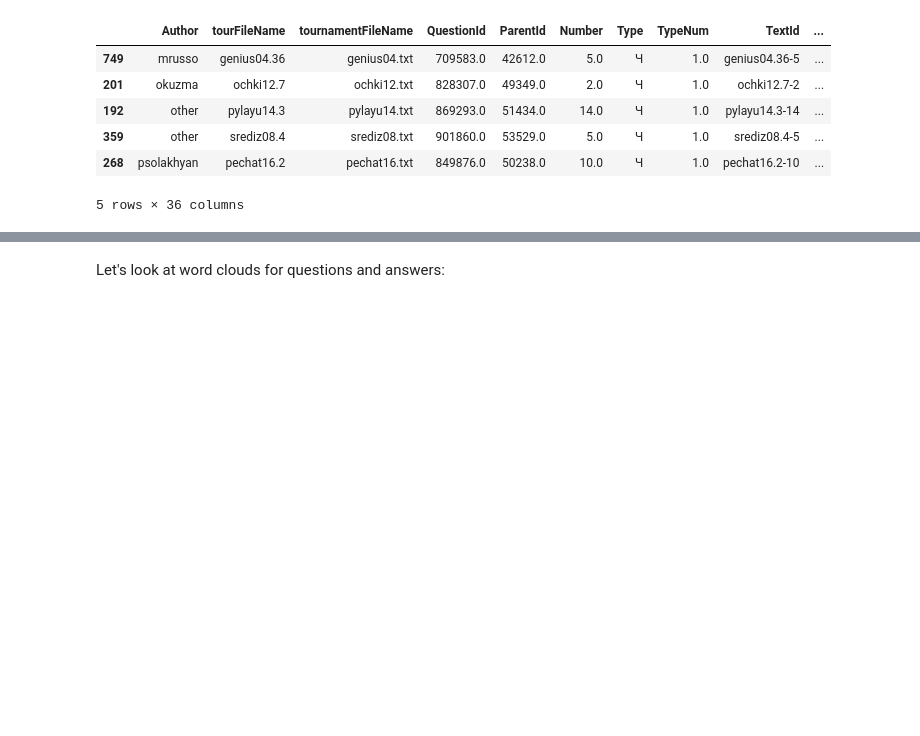
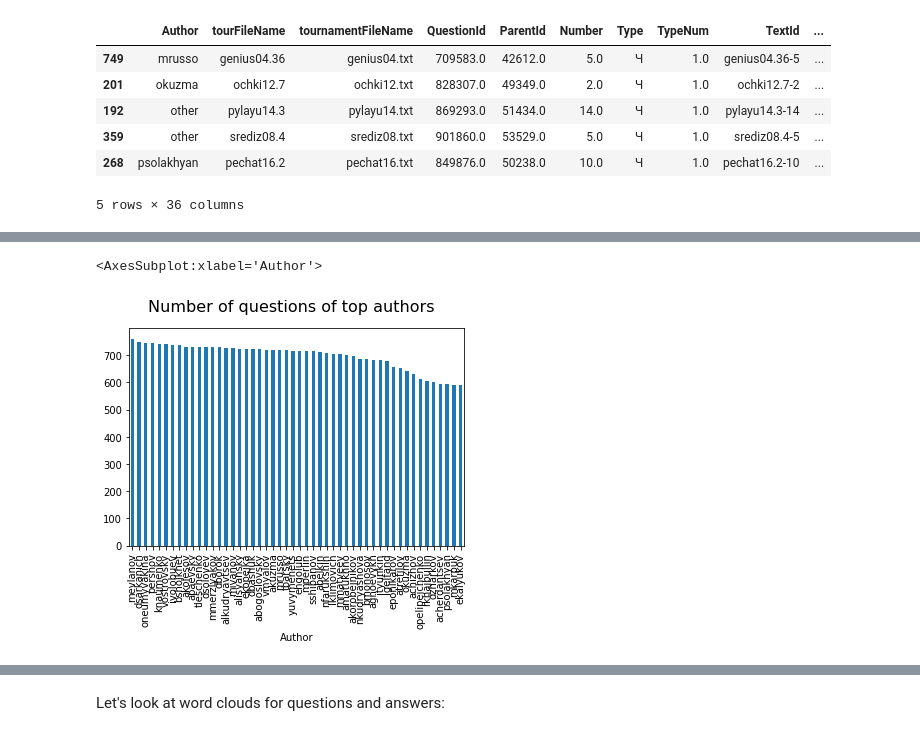
Before and after one commit to mary-el/nlp, a Jupyter notebook: main.ipynb, the cells around one changed output, grey strips where cells are left out. Drawn from its saved outputs; the diff is of its cells as text; code cells hidden in the pictures; blank space fills up the shorter version.

```diff
--- a/main.ipynb
+++ b/main.ipynb
@@ -247,0 +322,7 @@ show_plots(df_train)
+# %%
+q_auth = df_train.groupby('Author').size().sort_values(ascending=False)[1:]
+plt.suptitle('Number of questions of top authors', fontsize=16)
+q_auth.plot(kind='bar')
+# %% [output]
+<AxesSubplot:xlabel='Author'>
+[figure, added]
```
Also changed, not shown: parts of 22 cells of this notebook.
